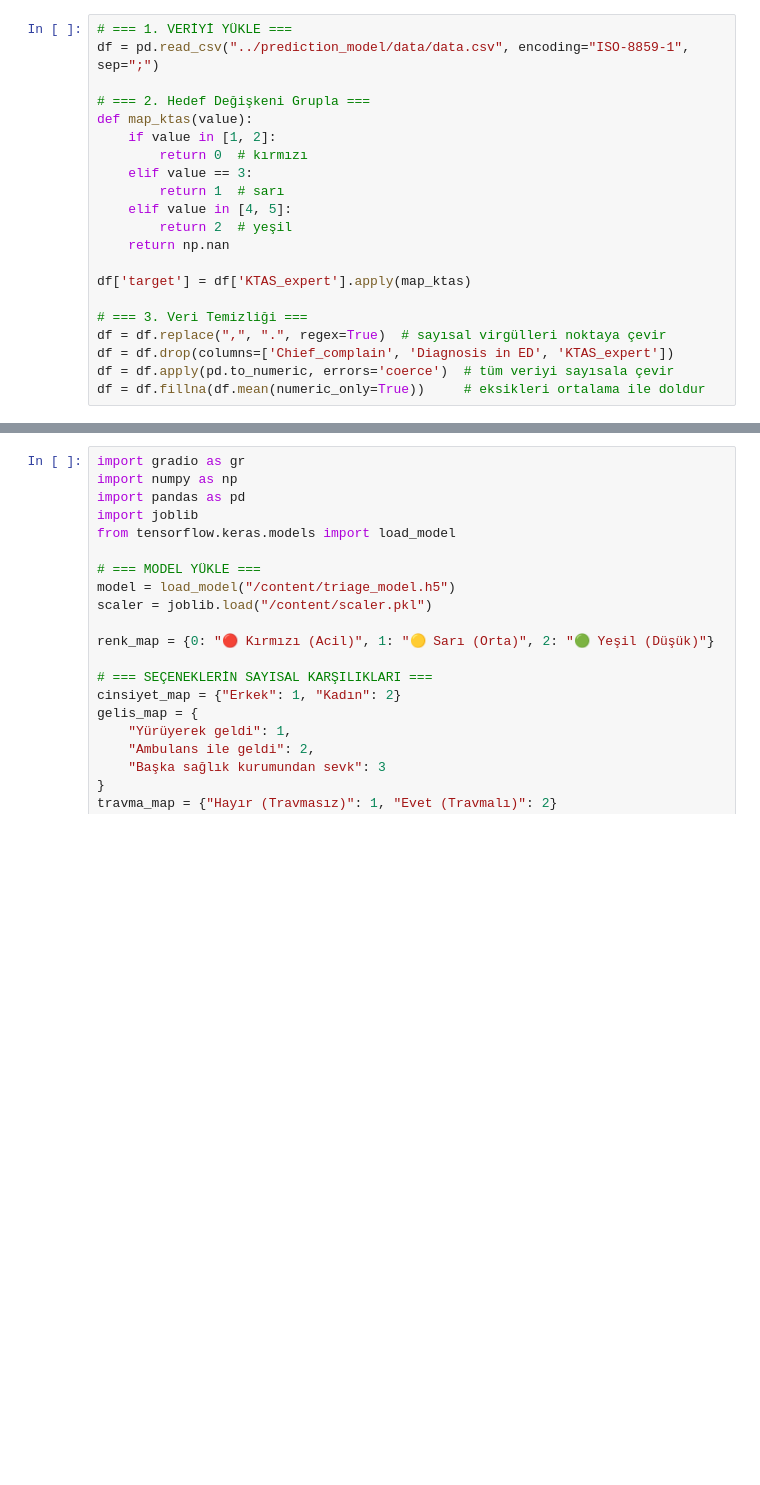
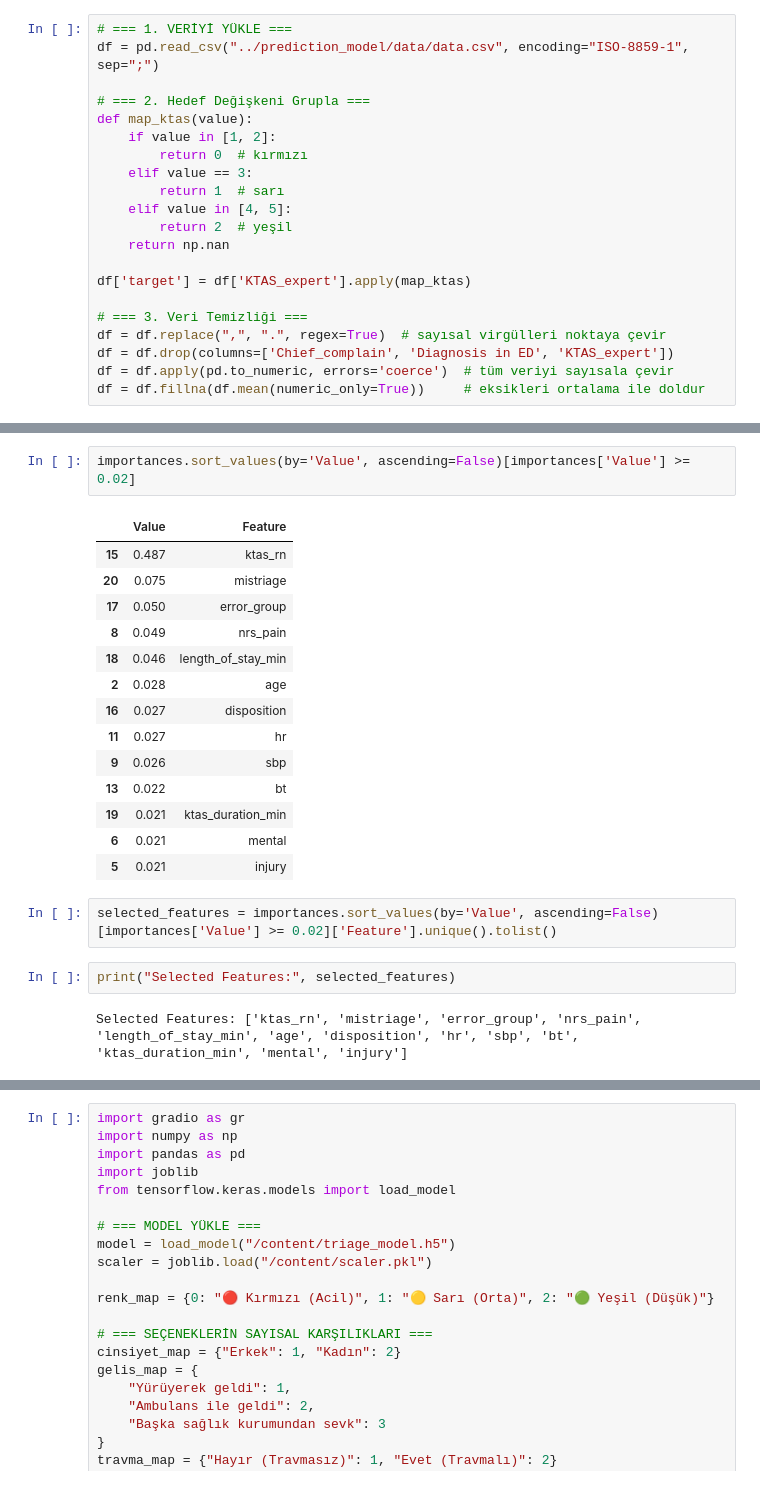
Before and after one commit to kadirkilicoglu/group155, a Jupyter notebook: prediction_model/emergency_data_model.ipynb, the cells around one changed output, grey strips where cells are left out. Drawn from its saved outputs; the diff is of its cells as text; blank space fills up the shorter version.

```diff
--- a/prediction_model/emergency_data_model.ipynb
+++ b/prediction_model/emergency_data_model.ipynb
@@ -78,0 +77,23 @@ target                         2.0000       2.00
+# %%
+importances.sort_values(by='Value', ascending=False)[importances['Value'] >= 0.02]
+# %% [output]
+|  | Value | Feature |
+| 15 | 0.487 | ktas_rn |
+| 20 | 0.075 | mistriage |
+| 17 | 0.050 | error_group |
+| 8 | 0.049 | nrs_pain |
+| 18 | 0.046 | length_of_stay_min |
+| 2 | 0.028 | age |
+| 16 | 0.027 | disposition |
+| 11 | 0.027 | hr |
+| 9 | 0.026 | sbp |
+| 13 | 0.022 | bt |
+| 19 | 0.021 | ktas_duration_min |
+| 6 | 0.021 | mental |
+| 5 | 0.021 | injury |
+# %%
+selected_features = importances.sort_values(by='Value', ascending=False)[importances['Value'] >= 0.02]['Feature'].unique().tolist()
+# %%
+print("Selected Features:", selected_features)
+# %% [output]
+Selected Features: ['ktas_rn', 'mistriage', 'error_group', 'nrs_pain', 'length_of_stay_min', 'age', 'disposition', 'hr', 'sbp', 'bt', 'ktas_duration_min', 'mental', 'injury']
```
Also changed, not shown: parts of 10 cells of this notebook, 6 other files.
